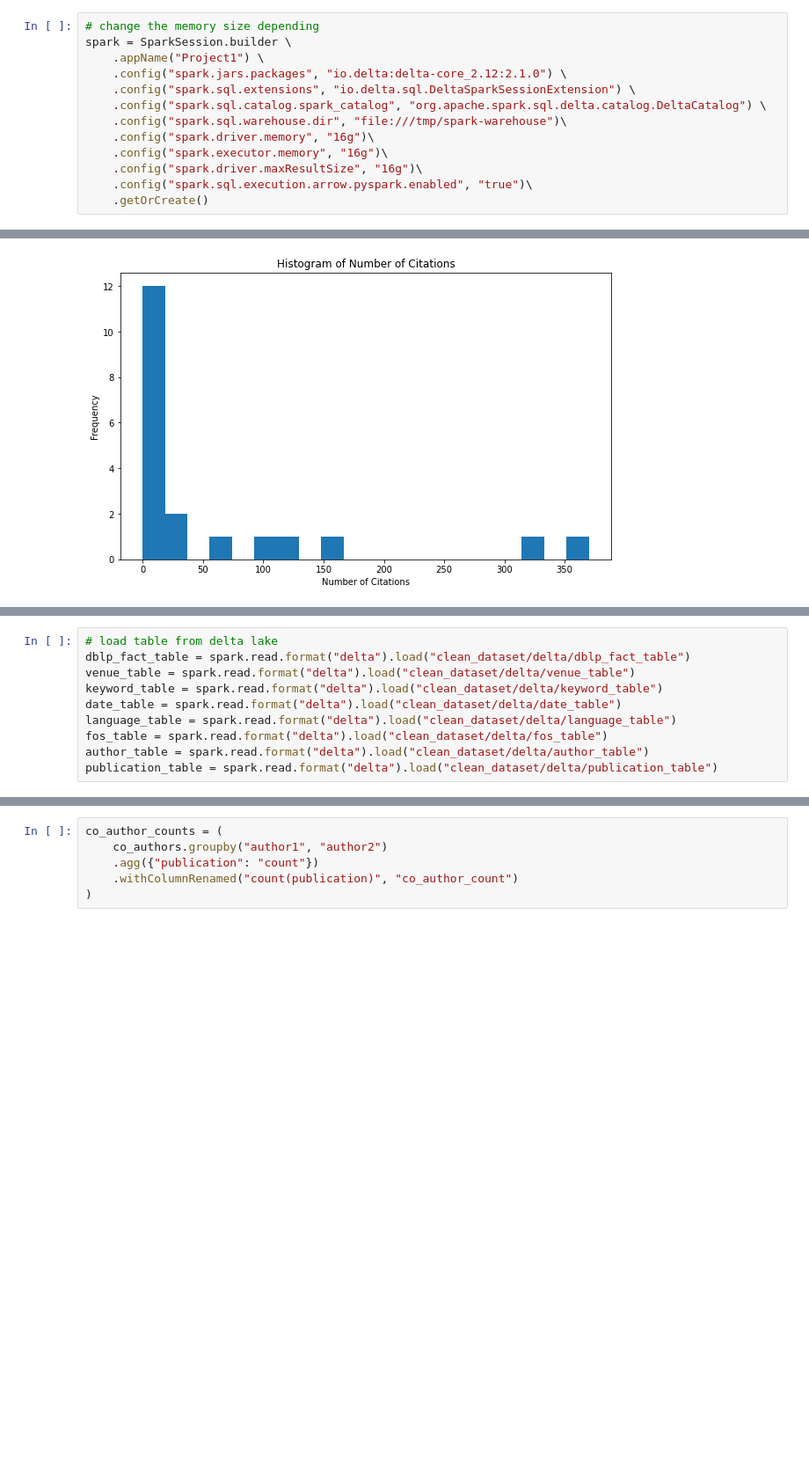
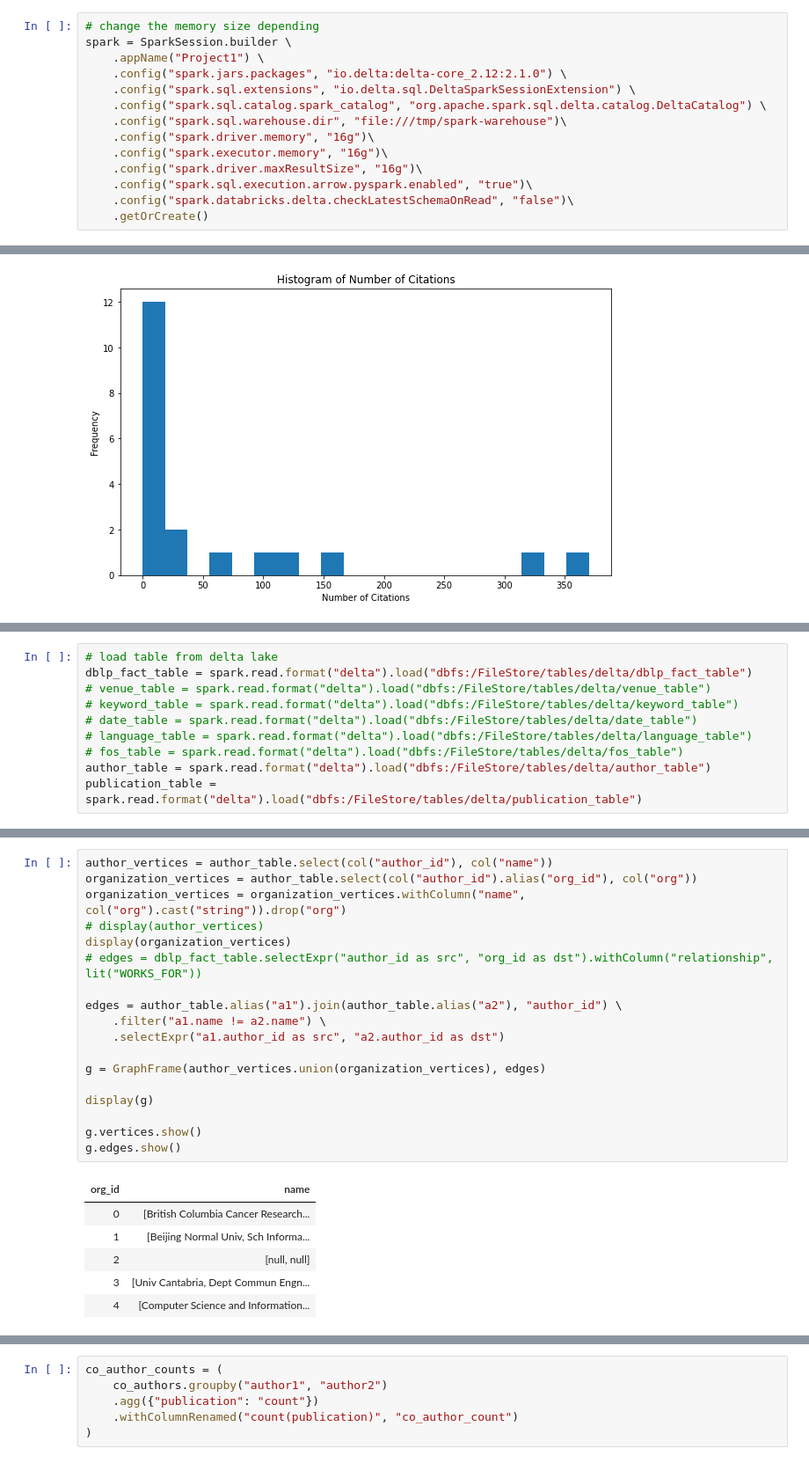
Before and after one commit to lelare/KG, a Jupyter notebook: Project 2-KG.ipynb, the cells around one changed output, grey strips where cells are left out. Shown at 88% size. Drawn from its saved outputs; the diff is of its cells as text; blank space fills up the shorter version.

Commit message:
add co-authorship and cites relationships

```diff
--- a/Project 2-KG.ipynb
+++ b/Project 2-KG.ipynb
@@ -248,6 +240,7 @@ spark = SparkSession.builder \
     .config("spark.executor.memory", "16g")\
     .config("spark.driver.maxResultSize", "16g")\
     .config("spark.sql.execution.arrow.pyspark.enabled", "true")\
+    .config("spark.databricks.delta.checkLatestSchemaOnRead", "false")\
     .getOrCreate()
 # %%
 # gender
@@ -621,10 +529,10 @@ publication_table.write.format("delta").mode("append").save("clean_dataset/delta
 # %%
 # load table from delta lake
-dblp_fact_table = spark.read.format("delta").load("clean_dataset/delta/dblp_fact_table")
-venue_table = spark.read.format("delta").load("clean_dataset/delta/venue_table")
-keyword_table = spark.read.format("delta").load("clean_dataset/delta/keyword_table")
-date_table = spark.read.format("delta").load("clean_dataset/delta/date_table")
-language_table = spark.read.format("delta").load("clean_dataset/delta/language_table")
-fos_table = spark.read.format("delta").load("clean_dataset/delta/fos_table")
-author_table = spark.read.format("delta").load("clean_dataset/delta/author_table")
-publication_table = spark.read.format("delta").load("clean_dataset/delta/publication_table")
+dblp_fact_table = spark.read.format("delta").load("dbfs:/FileStore/tables/delta/dblp_fact_table")
+# venue_table = spark.read.format("delta").load("dbfs:/FileStore/tables/delta/venue_table")
+# keyword_table = spark.read.format("delta").load("dbfs:/FileStore/tables/delta/keyword_table")
+# date_table = spark.read.format("delta").load("dbfs:/FileStore/tables/delta/date_table")
+# language_table = spark.read.format("delta").load("dbfs:/FileStore/tables/delta/language_table")
+# fos_table = spark.read.format("delta").load("dbfs:/FileStore/tables/delta/fos_table")
+author_table = spark.read.format("delta").load("dbfs:/FileStore/tables/delta/author_table")
+publication_table = spark.read.format("delta").load("dbfs:/FileStore/tables/delta/publication_table")
@@ -683,0 +656,25 @@ from pyspark.sql.functions import collect_set, struct
+# %%
+author_vertices = author_table.select(col("author_id"), col("name"))
+organization_vertices = author_table.select(col("author_id").alias("org_id"), col("org"))
+organization_vertices = organization_vertices.withColumn("name", col("org").cast("string")).drop("org")
+# display(author_vertices)
+display(organization_vertices)
+# edges = dblp_fact_table.selectExpr("author_id as src", "org_id as dst").withColumn("relationship", lit("WORKS_FOR"))
+
+edges = author_table.alias("a1").join(author_table.alias("a2"), "author_id") \
+    .filter("a1.name != a2.name") \
+    .selectExpr("a1.author_id as src", "a2.author_id as dst")
+
+g = GraphFrame(author_vertices.union(organization_vertices), edges)
+
+display(g)
+
+g.vertices.show()
+g.edges.show()
+# %% [output]
+| org_id | name |
+| 0 | [British Columbia Cancer Research... |
+| 1 | [Beijing Normal Univ, Sch Informa... |
+| 2 | [null, null] |
+| 3 | [Univ Cantabria, Dept Commun Engn... |
+| 4 | [Computer Science and Information... |
```
Also changed, not shown: parts of 40 cells of this notebook.
